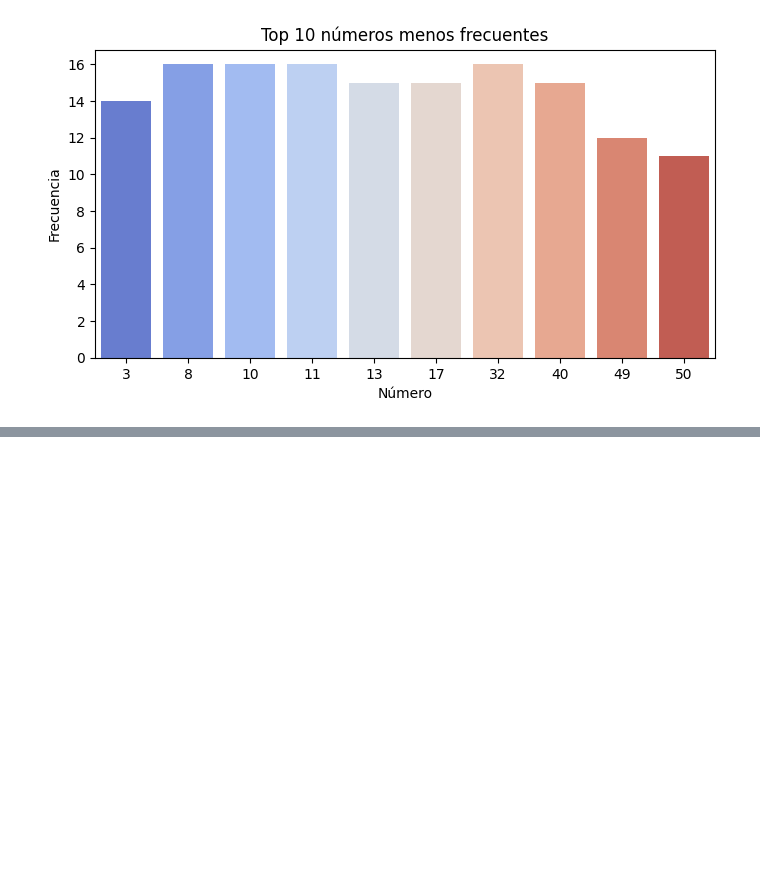
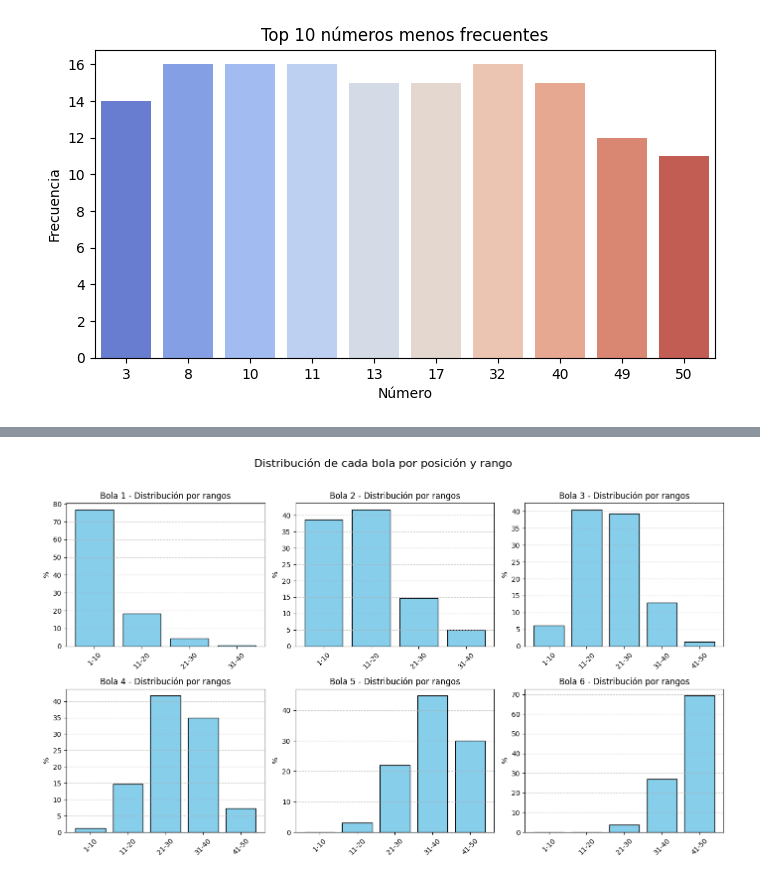
Before and after one commit to EmadScience31416/tinka-luck-model, a Jupyter notebook: Analysis/tinka_analysis.ipynb, the cells around one changed output, grey strips where cells are left out. Drawn from its saved outputs; the diff is of its cells as text; code cells hidden in the pictures; blank space fills up the shorter version.

```diff
--- a/Analysis/tinka_analysis.ipynb
+++ b/Analysis/tinka_analysis.ipynb
@@ -410,0 +475,70 @@ Passing `palette` without assigning `hue` is deprecated and will be removed in v
+# %%
+import pandas as pd
+import matplotlib.pyplot as plt
+import numpy as np
+
+def analyze_ball_position_ranges(df_tinka, range_step=10):
+    """
+    Analiza la distribución de cada bola por su posición (ordenada de menor a mayor)
+    y muestra porcentajes de aparición por rangos.
+
+    Parámetros:
+        df_tinka (pd.DataFrame): DataFrame con columnas ['fecha', 'bola', 'valor'].
+                                 Debe contener los datos históricos de la Tinka.
+        range_step (int): Tamaño del rango para agrupar valores (por defecto 10).
+
+    Retorna:
+        dict: Diccionario con estadísticas de porcentajes por rango para cada posición.
+    """
+    # Filtrar solo bolas principales (B1 a B6)
+    df_main = df_tinka[df_tinka['bola'].str.startswith('B') & (df_tinka['bola'] != 'Boliyapa')]
+
+    # Agrupar por fecha y ordenar cada sorteo
+    draws_sorted = df_main.groupby('fecha')['valor'].apply(lambda x: sorted(x)).reset_index()
+
+    # Crear estructura para almacenar rangos
+    ball_positions = {f"Bola {i+1}": [] for i in range(6)}
+
+    # Llenar con valores por posición
+    for _, row in draws_sorted.iterrows():
+        for i, val in enumerate(row['valor']):
+            ball_positions[f"Bola {i+1}"].append(val)
+
+    stats_by_position = {}
+
+    plt.figure(figsize=(14, 8))
+
+    for i, (ball_name, values) in enumerate(ball_positions.items(), start=1):
+        values_arr = np.array(values)
+
+        # Calcular rangos
+        max_val = values_arr.max()
+        bins = list(range(1, max_val + range_step, range_step))
+        hist, bin_edges = np.histogram(values_arr, bins=bins)
+
+        # Calcular porcentajes
+        percentages = (hist / hist.sum() * 100).round(2)
+
+        # Guardar en diccionario
+        stats_df = pd.DataFrame({
+            'Rango': [f"{bin_edges[j]}-{bin_edges[j+1]-1}" for j in range(len(hist))],
+            'Frecuencia': hist,
+            'Porcentaje': percentages
+        })
+        stats_by_position[ball_name] = stats_df
+
+        # Graficar
+        plt.subplot(2, 3, i)
+        plt.bar(stats_df['Rango'], stats_df['Porcentaje'], color='skyblue', edgecolor='black')
+        plt.title(f"{ball_name} - Distribución por rangos")
+        plt.xticks(rotation=45)
+        plt.ylabel("%")
+        plt.grid(axis='y', linestyle='--', alpha=0.7)
+
+    plt.suptitle("Distribución de cada bola por posición y rango", fontsize=16, y=1.02)
+    plt.tight_layout()
+    plt.show()
+
+analyze_ball_position_ranges(df_tinka)
+# %% [output]
+[figure, added]
```
Also changed, not shown: parts of 4 cells of this notebook, 1 other file.
